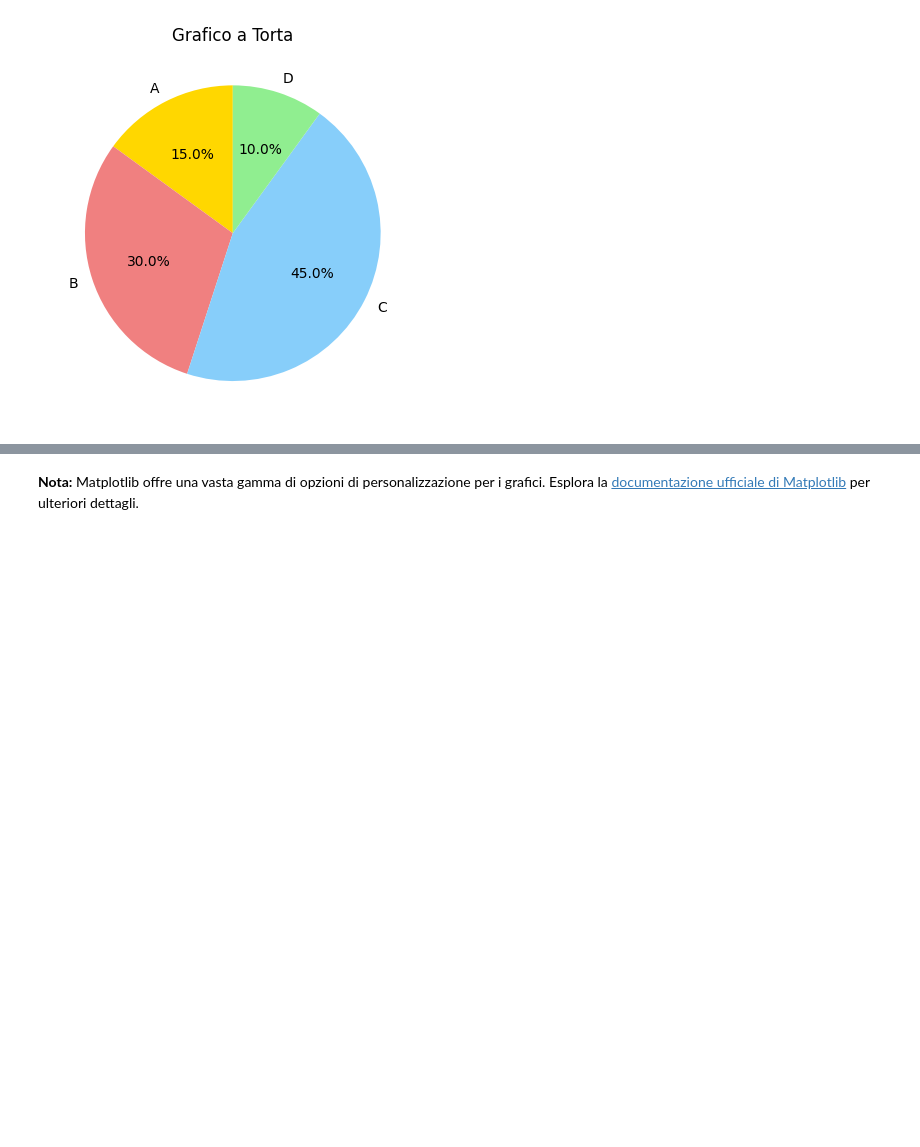
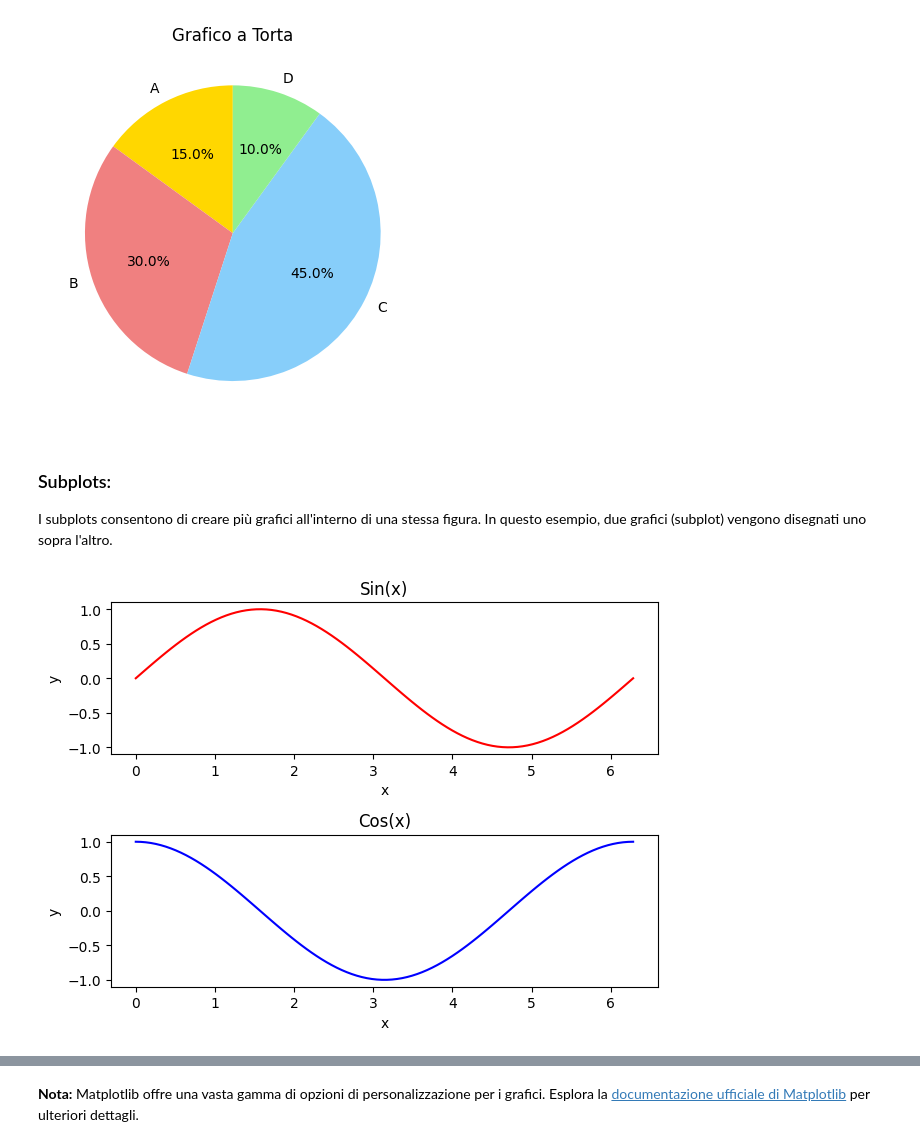
Before and after one commit to BoiMat/Python_course_CIOFS_2023, a Jupyter notebook: Lezione_8/Lezione_8_Librerie.ipynb, the cells around one changed output, grey strips where cells are left out. Drawn from its saved outputs; the diff is of its cells as text; code cells hidden in the pictures; blank space fills up the shorter version.

```diff
--- a/Lezione_8/Lezione_8_Librerie.ipynb
+++ b/Lezione_8/Lezione_8_Librerie.ipynb
@@ -403,3 +403,38 @@ plt.title('Grafico a Torta')
 plt.show()
 # %% [output]
 [figure]
+# %% [markdown]
+### Subplots:
+I subplots consentono di creare più grafici all'interno di una stessa figura. In questo esempio, due grafici (subplot) vengono disegnati uno sopra l'altro.
+# %%
+import matplotlib.pyplot as plt
+import numpy as np
+
+# Dati di esempio
+x = np.linspace(0, 2 * np.pi, 100)
+y1 = np.sin(x)
+y2 = np.cos(x)
+
+# Creare una figura con due subplots
+fig, axs = plt.subplots(2)
+
+# Disegnare il primo subplot
+axs[0].plot(x, y1, color='red')
+axs[0].set_title('Sin(x)')
+
+# Disegnare il secondo subplot
+axs[1].plot(x, y2, color='blue')
+axs[1].set_title('Cos(x)')
+
+# Aggiungere etichette agli assi
+for ax in axs:
+    ax.set_xlabel('x')
+    ax.set_ylabel('y')
+
+# Aggiungere uno spaziamento tra i subplots
+plt.tight_layout()
+
+# Visualizzare i subplots
+plt.show()
+# %% [output]
+[figure, added]
```
Also changed, not shown: parts of 4 cells of this notebook.
